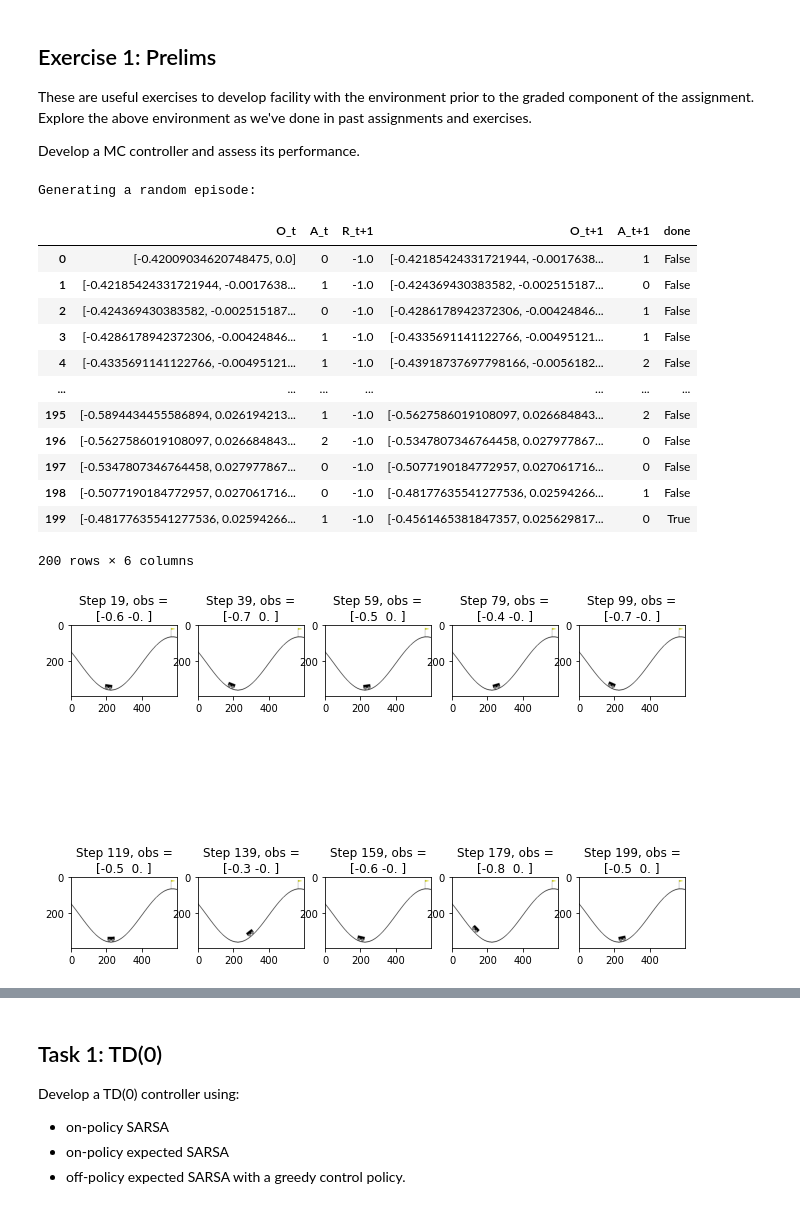
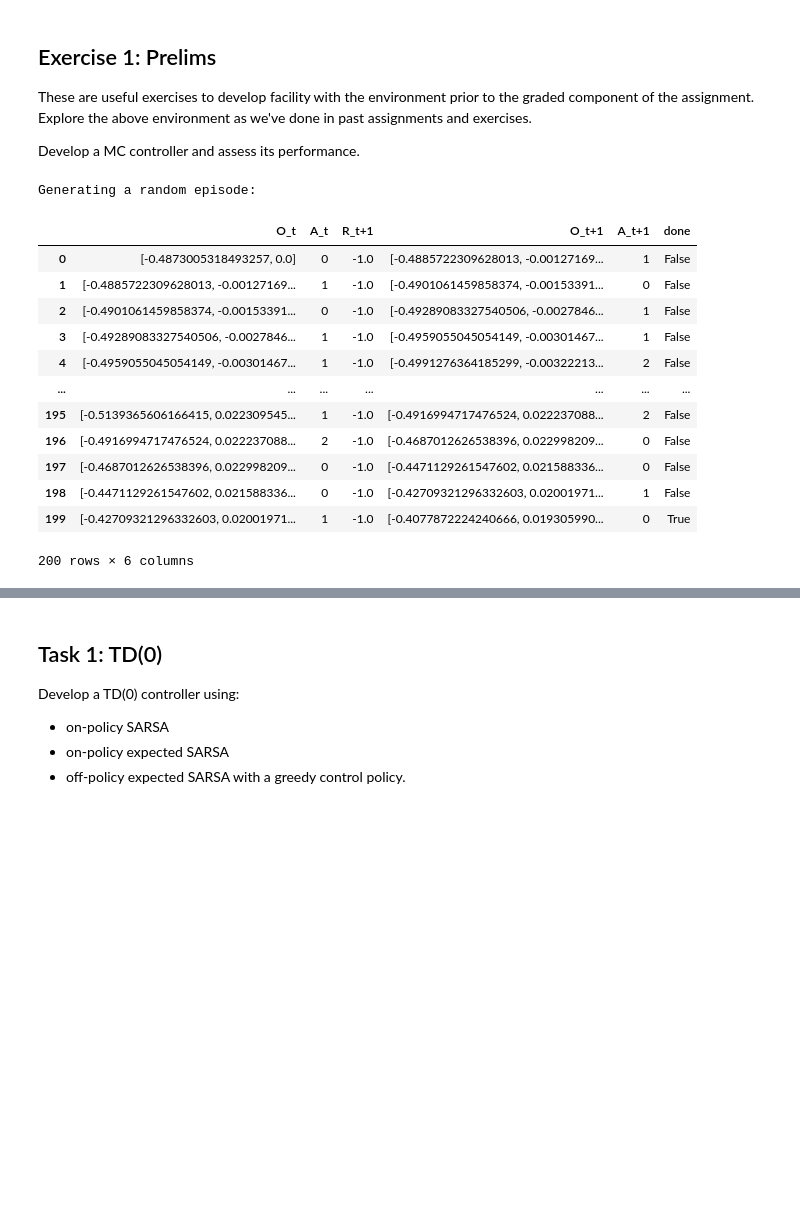
Before and after one commit to constructor-s/aps1080_winter_2021, a Jupyter notebook: A3/A3.ipynb, the cells around one changed output, grey strips where cells are left out. Saved outputs shown, nothing was run; the diff lists cells and outputs as text; code cells hidden in the pictures; blank space fills up the shorter version.

```diff
--- a/A3/A3.ipynb
+++ b/A3/A3.ipynb
@@ -104,8 +83,8 @@ def obs2state(obs):
             for o, bins in zip(obs, obs2state.bin_divide)]
     return (digitized * obs2state.multiplier).sum()
 obs2state.bin_divide = (
-        (-0.5, +0.0, +0.5),
-        (-0.05, +0.00, +0.05),
+        (-0.3, +0.0, +0.3),
+        (+0.0, ),
 )
 obs2state.multiplier = np.concatenate([[1],
                     np.cumprod([len(i)+1 for i in obs2state.bin_divide[:-1]])])
@@ -132,47 +111,46 @@ def run_env(policy_fun, # obs2state=obs2state,
         fig, ax = plt.subplots(2, 5, figsize=(11, 8.5))
     obs = env.reset() # ; s = obs2state(obs)
     a = policy_fun(obs)
     for i in range(max_iter):
         next_obs, r, done, info = env.step(a) #; next_s = obs2state(next_obs)
         next_a = policy_fun(next_obs)
         yield obs, a, r, next_obs, next_a, done
         if plot and i%20 == 19:
             ax.ravel()[i // 20].imshow(env.render(mode='rgb_array'))
             ax.ravel()[i // 20].set_title(
                 f"Step {i}, obs =\n{np.array2string(obs, precision=1)}")
         if debug and done:
             print(f"Observation at i = {i}: {obs}")
         obs, a = next_obs, next_a
         if done:
             if debug:
                 print(f"Observation at terminal: {obs}")
             if plot:
                 ax.ravel()[-1].imshow(env.render(mode='rgb_array'))
                 ax.ravel()[-1].set_title(
                     f"Step {i}, obs =\n{np.array2string(obs, precision=1)}")
             break
     env.close()
 
 print("Generating a random episode:")
 rng = np.random.RandomState(0)
-pd.DataFrame(run_env(lambda _: rng.randint(3), plot=True),
+pd.DataFrame(run_env(lambda _: rng.randint(3), plot='display' in globals()),
              columns=["O_t", "A_t", "R_t+1", "O_t+1", "A_t+1", "done"])
 # %% [output]
 Generating a random episode:
 |  | O_t | A_t | R_t+1 | O_t+1 | A_t+1 | done |
-| 0 | [-0.42009034620748475, 0.0] | 0 | -1.0 | [-0.42185424331721944, -0.0017638... | 1 | False |
-| 1 | [-0.42185424331721944, -0.0017638... | 1 | -1.0 | [-0.424369430383582, -0.002515187... | 0 | False |
-| 2 | [-0.424369430383582, -0.002515187... | 0 | -1.0 | [-0.4286178942372306, -0.00424846... | 1 | False |
-| 3 | [-0.4286178942372306, -0.00424846... | 1 | -1.0 | [-0.4335691141122766, -0.00495121... | 1 | False |
-| 4 | [-0.4335691141122766, -0.00495121... | 1 | -1.0 | [-0.43918737697798166, -0.0056182... | 2 | False |
+| 0 | [-0.4873005318493257, 0.0] | 0 | -1.0 | [-0.4885722309628013, -0.00127169... | 1 | False |
+| 1 | [-0.4885722309628013, -0.00127169... | 1 | -1.0 | [-0.4901061459858374, -0.00153391... | 0 | False |
+| 2 | [-0.4901061459858374, -0.00153391... | 0 | -1.0 | [-0.49289083327540506, -0.0027846... | 1 | False |
+| 3 | [-0.49289083327540506, -0.0027846... | 1 | -1.0 | [-0.4959055045054149, -0.00301467... | 1 | False |
+| 4 | [-0.4959055045054149, -0.00301467... | 1 | -1.0 | [-0.4991276364185299, -0.00322213... | 2 | False |
 | ... | ... | ... | ... | ... | ... | ... |
-| 195 | [-0.5894434455586894, 0.026194213... | 1 | -1.0 | [-0.5627586019108097, 0.026684843... | 2 | False |
-| 196 | [-0.5627586019108097, 0.026684843... | 2 | -1.0 | [-0.5347807346764458, 0.027977867... | 0 | False |
-| 197 | [-0.5347807346764458, 0.027977867... | 0 | -1.0 | [-0.5077190184772957, 0.027061716... | 0 | False |
-| 198 | [-0.5077190184772957, 0.027061716... | 0 | -1.0 | [-0.48177635541277536, 0.02594266... | 1 | False |
-| 199 | [-0.48177635541277536, 0.02594266... | 1 | -1.0 | [-0.4561465381847357, 0.025629817... | 0 | True |
+| 195 | [-0.5139365606166415, 0.022309545... | 1 | -1.0 | [-0.4916994717476524, 0.022237088... | 2 | False |
+| 196 | [-0.4916994717476524, 0.022237088... | 2 | -1.0 | [-0.4687012626538396, 0.022998209... | 0 | False |
+| 197 | [-0.4687012626538396, 0.022998209... | 0 | -1.0 | [-0.4471129261547602, 0.021588336... | 0 | False |
+| 198 | [-0.4471129261547602, 0.021588336... | 0 | -1.0 | [-0.42709321296332603, 0.02001971... | 1 | False |
+| 199 | [-0.42709321296332603, 0.02001971... | 1 | -1.0 | [-0.4077872224240666, 0.019305990... | 0 | True |
 200 rows × 6 columns
-[figure, removed]
 # %%
 #%% General training template
 
```
Also changed, not shown: parts of 5 cells of this notebook.
